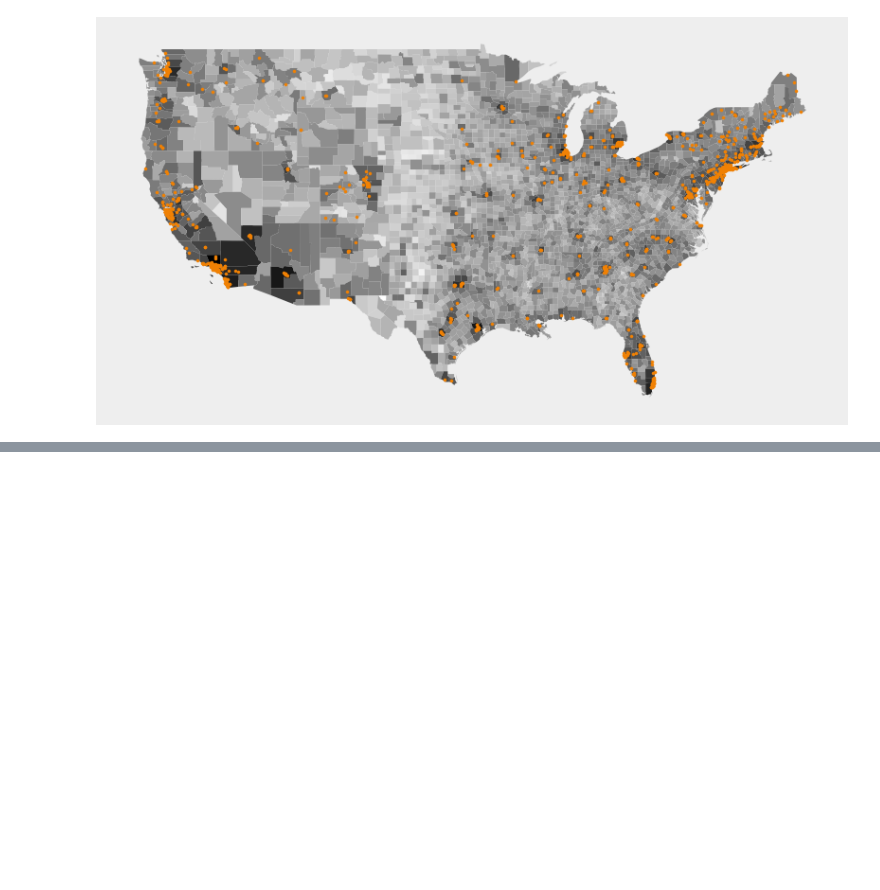
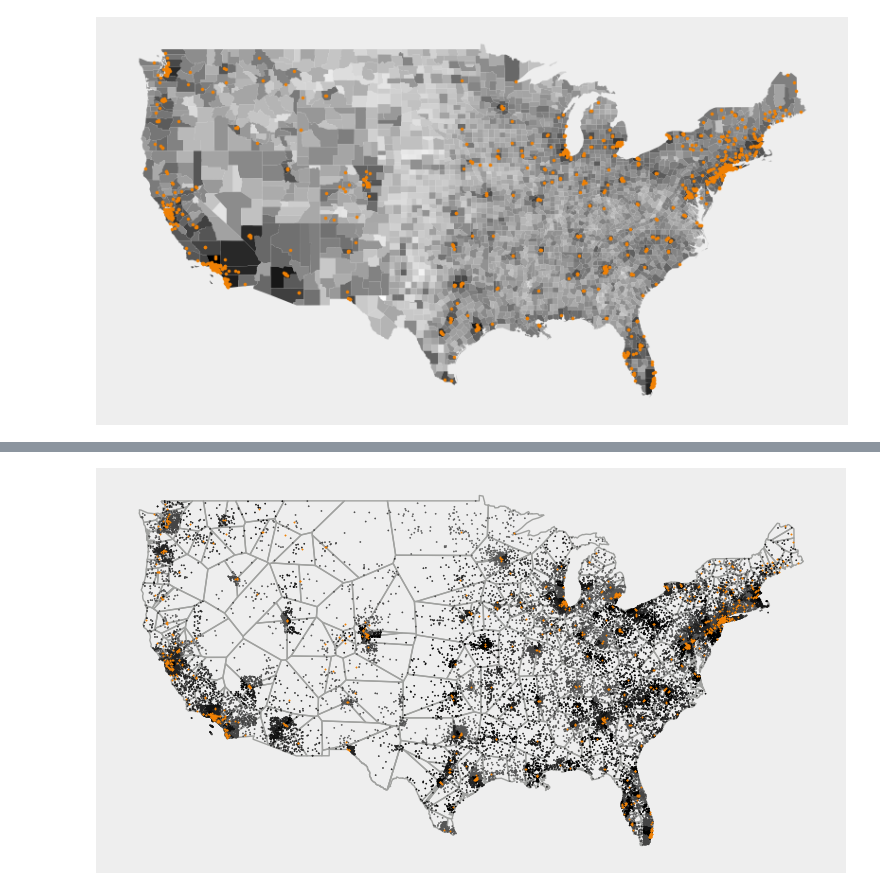
Before and after one commit to WillHWThompson/MOCSFacilityPlacement, a Jupyter notebook: viz_results.ipynb, the cells around one changed output, grey strips where cells are left out. Cells and saved outputs as stored; diff of their text form; code cells hidden in the pictures; blank space fills up the shorter version.

```diff
--- a/viz_results.ipynb
+++ b/viz_results.ipynb
@@ -331,0 +559,38 @@ plt.savefig("plots/abortion_facility_locs_with_pop.png")
+# %%
+df_merged['log_pop'] = np.log10(df_merged['pop_2010'])
+
+
+newcolors = ['#000000','#111111','#222222','#444444','#555555']
+from matplotlib.colors import ListedColormap,LinearSegmentedColormap
+greyscale_pallete = ListedColormap(newcolors, name='OrangeBlue')
+
+BACKGROUND_COLOR = '#EEEEEE'
+LINE_COLOR ="#A0A19F"
+DOT_COLOR = "#F08104"
+
+
+fig,ax = plt.subplots(figsize = (10,5))
+ax.spines['top'].set_visible(False)
+ax.spines['right'].set_visible(False)
+ax.spines['bottom'].set_visible(False)
+ax.spines['left'].set_visible(False)
+plt.grid(False)
+
+fig.patch.set_facecolor(BACKGROUND_COLOR)#set black background
+ax.set_facecolor(BACKGROUND_COLOR)#set black foreground
+
+    #df_merged.plot(column = df_pop_label,ax = ax,legend=True,cmap ='magma',norm=matplotlib.colors.LogNorm(vmin=1,vmax=pop_max),cax=cax)
+    #geo_df_up_to_year.plot(ax = ax,markersize = 0.3,c='white',alpha = 0.4)
+#sns.kdeplot(data = gdf_pop,x = 'lon',y = 'lat',bw_adjust=0.1,fill = True)
+ax.tick_params(left=False,labelleft=False,bottom=False,labelbottom=False)
+#df_state.plot(ax = ax,facecolor = "none",edgecolor = LINE_COLOR,lw = 0.5)
+clinic_voronoi_pop_fac_density.set_geometry('geometry_voronoi').to_crs(4326).plot(ax = ax,edgecolor = LINE_COLOR,lw = 1,facecolor="none")
+
+#df_merged.plot(column = 'log_pop',ax = ax)
+#clinic_geo_df.plot(ax = ax,color = DOT_COLOR,markersize = 5)
+#df_merged['log_pop'] =np.log(df_merged['pop_2010'])
+clinic_pop_nearest_fac_2.plot(ax = ax,column = 'nearest_fac',markersize=0.8,cmap = greyscale_pallete)
+clinic_geo_df.to_crs(4326).plot(ax = ax,color=DOT_COLOR,markersize = 1)
+plt.savefig("plots/clinic_facility_voronoi_tesselation.png")
+# %% [output]
+[figure, added]
```
Also changed, not shown: parts of 20 cells of this notebook, 2 other files.
